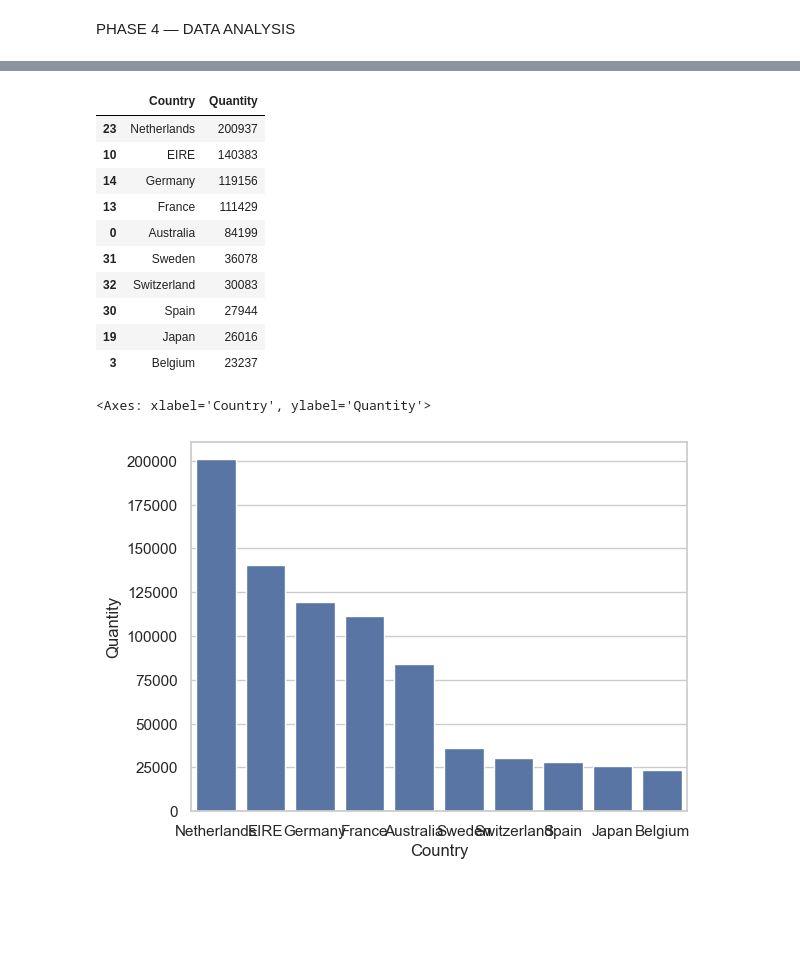
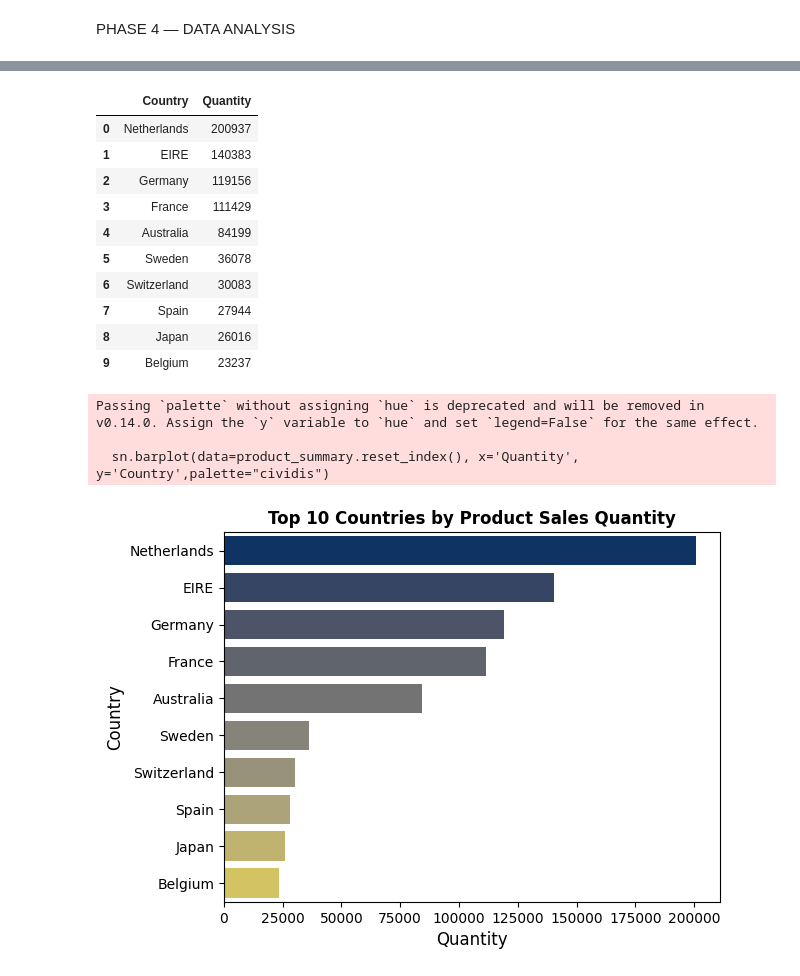
Before and after one commit to njerimuriithi/Retail_Data_Set_Analysis, a Jupyter notebook: retail_data_analysis.ipynb, the cells around one changed output, grey strips where cells are left out. Cells and saved outputs as stored; diff of their text form; code cells hidden in the pictures; blank space fills up the shorter version.

```diff
--- a/retail_data_analysis.ipynb
+++ b/retail_data_analysis.ipynb
@@ -133,22 +164,28 @@ Text(0.5, 1.0, 'Top 10 Customers by Revenue')
 # %%
-product_summary =(country_data_filter.groupby('Country',as_index=False)['Quantity'].sum().sort_values(by='Quantity',ascending=False).head(10))
+product_summary =(country_data_filter.groupby('Country',as_index=False)['Quantity'].sum().sort_values(by='Quantity',ascending=False).head(10)).reset_index(drop=True)
 product_summary
 # %% [output]
 |  | Country | Quantity |
-| 23 | Netherlands | 200937 |
-| 10 | EIRE | 140383 |
-| 14 | Germany | 119156 |
-| 13 | France | 111429 |
-| 0 | Australia | 84199 |
-| 31 | Sweden | 36078 |
-| 32 | Switzerland | 30083 |
-| 30 | Spain | 27944 |
-| 19 | Japan | 26016 |
-| 3 | Belgium | 23237 |
+| 0 | Netherlands | 200937 |
+| 1 | EIRE | 140383 |
+| 2 | Germany | 119156 |
+| 3 | France | 111429 |
+| 4 | Australia | 84199 |
+| 5 | Sweden | 36078 |
+| 6 | Switzerland | 30083 |
+| 7 | Spain | 27944 |
+| 8 | Japan | 26016 |
+| 9 | Belgium | 23237 |
 # %%
-colors = sn.color_palette('deep')
 
-sn.barplot(data=product_summary.reset_index(), x='Country', y='Quantity')
+
+sn.barplot(data=product_summary.reset_index(), x='Quantity', y='Country',palette="cividis")
+plot.title("Top 10 Countries by Product Sales Quantity",fontsize=12, fontweight='bold')
+plot.xlabel("Quantity", fontsize=12)
+plot.ylabel("Country", fontsize=12)
+plot.show()
 # %% [output]
-<Axes: xlabel='Country', ylabel='Quantity'>
+Passing `palette` without assigning `hue` is deprecated and will be removed in v0.14.0. Assign the `y` variable to `hue` and set `legend=False` for the same effect.
+
+  sn.barplot(data=product_summary.reset_index(), x='Quantity', y='Country',palette="cividis")
-[figure, old version]
+[figure, new version]
```
Also changed, not shown: parts of 8 cells of this notebook, 9 other files.
